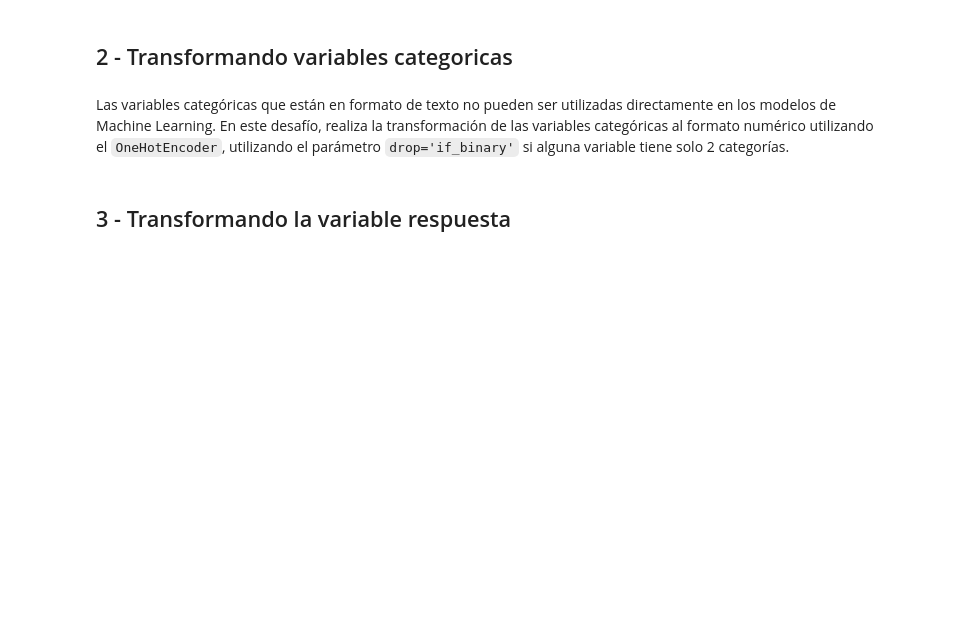
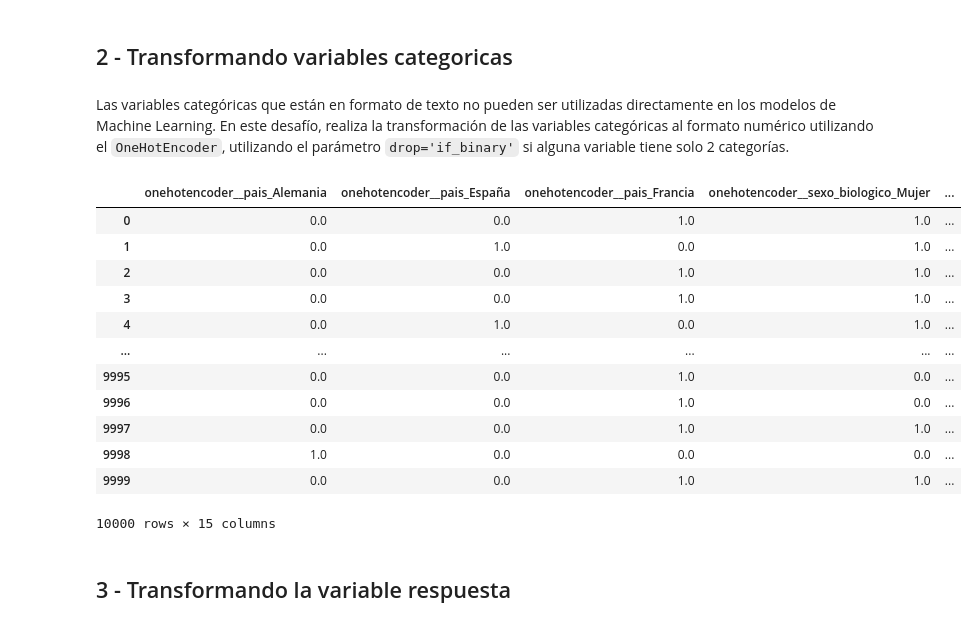
Before and after one commit to lukitasmois/2160-aprendiendo-a-clasificar-datos-con-ml, a Jupyter notebook: Clasificacion_primeros_pasos.ipynb, the cells around one changed output. Saved outputs shown, nothing was run; the diff lists cells and outputs as text; code cells hidden in the pictures; blank space fills up the shorter version.

Commit message:
02.08.02. Transformando las variables categoricas

```diff
--- a/Clasificacion_primeros_pasos.ipynb
+++ b/Clasificacion_primeros_pasos.ipynb
@@ -384,6 +384,6 @@ datos_d.head(3)
 | 1 | 608 | España | Mujer | 41 | 1 | 83807.86 | 1 | ... |
 | 2 | 502 | Francia | Mujer | 42 | 8 | 159660.80 | 3 | ... |
 # %%
-X = datos_d.drop(columns='churn')
-y = datos_d['churn']
+X_d = datos_d.drop(columns='churn')
+y_d = datos_d['churn']
 # %%
@@ -408,3 +411,28 @@ Las variables categóricas que están en formato de texto no pueden ser utilizad
+# %%
+columnas_d = X_d.columns
+# %%
+one_hot_d = make_column_transformer((OneHotEncoder(drop='if_binary'),['pais', 'sexo_biologico', 'servicios_adquiridos', 'tiene_tarjeta_credito', 'miembro_activo']),
+                                    remainder='passthrough',
+                                    sparse_threshold=0,
+                                    force_int_remainder_cols= False)
+# %%
+X_d = one_hot_d.fit_transform(X_d)
+# %%
+pd.DataFrame(X_d, columns=one_hot_d.get_feature_names_out(columnas_d))
+# %% [output]
+|  | onehotencoder__pais_Alemania | onehotencoder__pais_España | onehotencoder__pais_Francia | onehotencoder__sexo_biologico_Mujer | ... |
+| 0 | 0.0 | 0.0 | 1.0 | 1.0 | ... |
+| 1 | 0.0 | 1.0 | 0.0 | 1.0 | ... |
+| 2 | 0.0 | 0.0 | 1.0 | 1.0 | ... |
+| 3 | 0.0 | 0.0 | 1.0 | 1.0 | ... |
+| 4 | 0.0 | 1.0 | 0.0 | 1.0 | ... |
+| ... | ... | ... | ... | ... | ... |
+| 9995 | 0.0 | 0.0 | 1.0 | 0.0 | ... |
+| 9996 | 0.0 | 0.0 | 1.0 | 0.0 | ... |
+| 9997 | 0.0 | 0.0 | 1.0 | 1.0 | ... |
+| 9998 | 1.0 | 0.0 | 0.0 | 0.0 | ... |
+| 9999 | 0.0 | 0.0 | 1.0 | 1.0 | ... |
+10000 rows × 15 columns
 # %% [markdown]
 ## 3 - Transformando la variable respuesta
 # %% [markdown]
```
Also changed, not shown: parts of 3 cells of this notebook.
